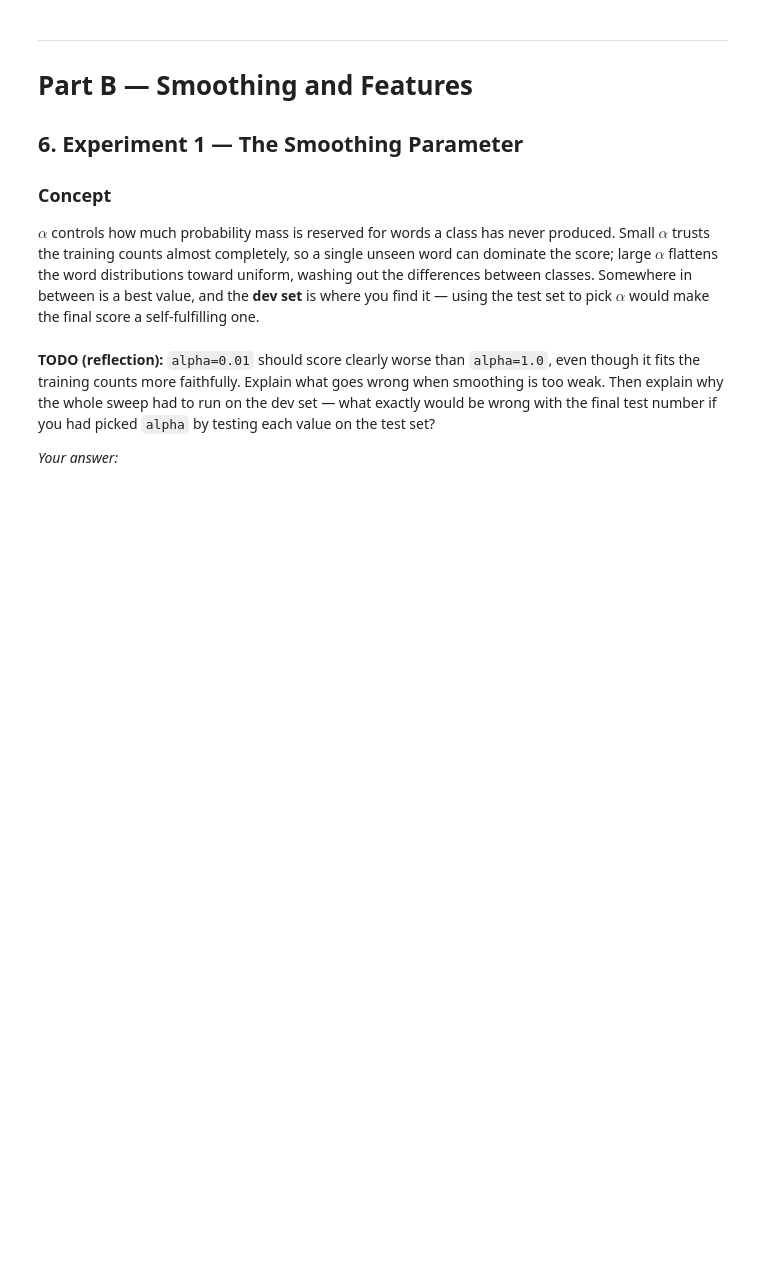
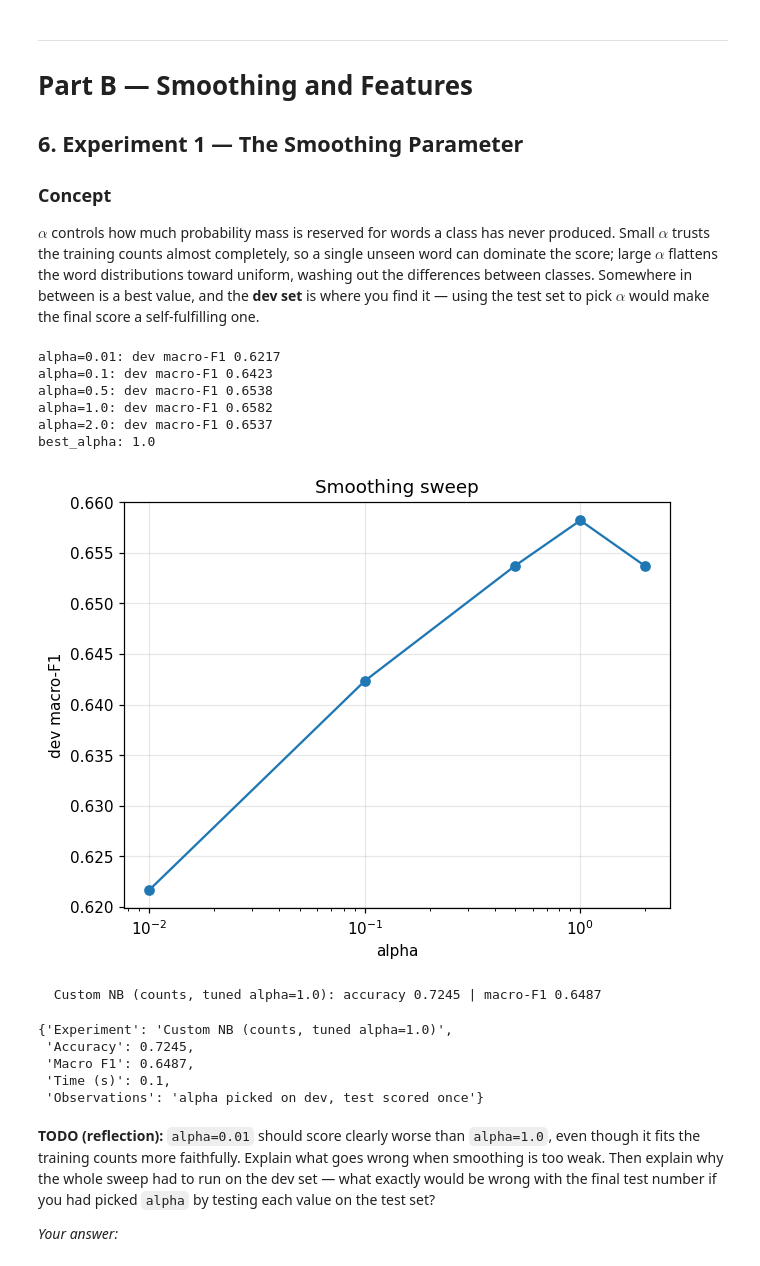
Before and after one commit to Merwyn-Prince-Lobo/Machine_learning_lab, a Jupyter notebook: lab6/Lab7_NaiveBayes_Exploratory_STUDENT.ipynb, the cells around one changed output. Cells and saved outputs as stored; diff of their text form; code cells hidden in the pictures; blank space fills up the shorter version.

```diff
--- a/lab6/Lab7_NaiveBayes_Exploratory_STUDENT.ipynb
+++ b/lab6/Lab7_NaiveBayes_Exploratory_STUDENT.ipynb
@@ -354,3 +370,37 @@ self-fulfilling one.
+# %%
+alpha_scores = {}
+for a in [0.01, 0.1, 0.5, 1.0, 2.0]:
+    m = NaiveBayesClassifier(alpha=a).fit(X_train_counts, y_train)
+    alpha_scores[a] = f1_score(y_dev, m.predict(X_dev_counts), average="macro")
+    print(f"alpha={a}: dev macro-F1 {alpha_scores[a]:.4f}")
+
+best_alpha = max(alpha_scores, key=alpha_scores.get)
+print("best_alpha:", best_alpha)
+
+plt.plot(list(alpha_scores), list(alpha_scores.values()), "o-")
+plt.xscale("log")
+plt.xlabel("alpha"); plt.ylabel("dev macro-F1")
+plt.title("Smoothing sweep"); plt.grid(alpha=0.3); plt.show()
+
+t0 = time.time()
+m = NaiveBayesClassifier(alpha=best_alpha).fit(X_train_counts, y_train)
+yp_tuned = m.predict(X_test_counts)
+log_result(f"Custom NB (counts, tuned alpha={best_alpha})", y_test, yp_tuned,
+           note="alpha picked on dev, test scored once", elapsed=time.time() - t0)
+# %% [output]
+alpha=0.01: dev macro-F1 0.6217
+alpha=0.1: dev macro-F1 0.6423
+alpha=0.5: dev macro-F1 0.6538
+alpha=1.0: dev macro-F1 0.6582
+alpha=2.0: dev macro-F1 0.6537
+best_alpha: 1.0
+[figure, added]
+  Custom NB (counts, tuned alpha=1.0): accuracy 0.7245 | macro-F1 0.6487
+{'Experiment': 'Custom NB (counts, tuned alpha=1.0)',
+ 'Accuracy': 0.7245,
+ 'Macro F1': 0.6487,
+ 'Time (s)': 0.1,
+ 'Observations': 'alpha picked on dev, test scored once'}
 # %% [markdown]
 **TODO (reflection):** `alpha=0.01` should score clearly worse than `alpha=1.0`, even though
 it fits the training counts more faithfully. Explain what goes wrong when smoothing is too
```
Also changed, not shown: parts of 19 cells of this notebook, 5 other files.
